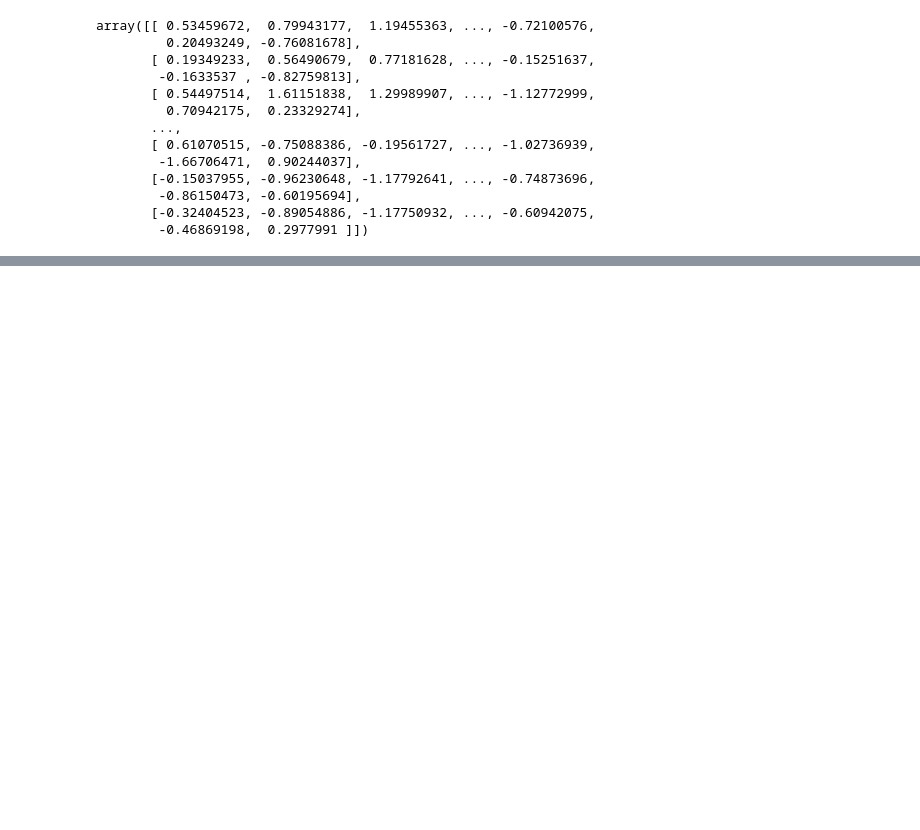
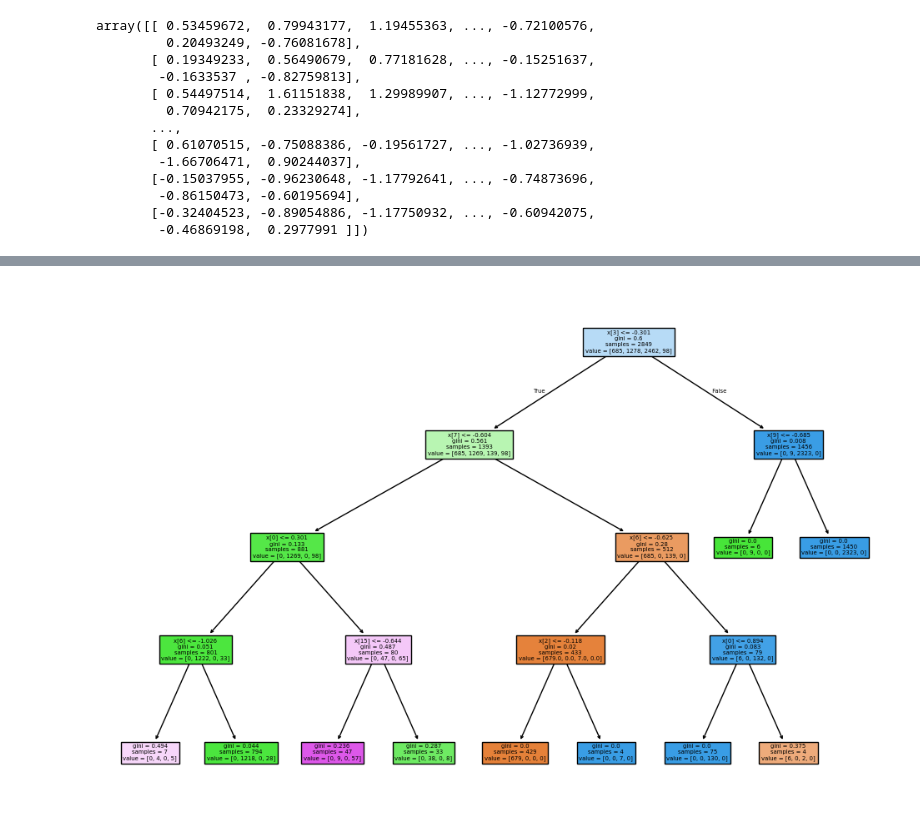
Before and after one commit to anastasiias47/goit-ds-hw-08, a Jupyter notebook: task1.ipynb, the cells around one changed output, grey strips where cells are left out. Cells and saved outputs as stored; diff of their text form; code cells hidden in the pictures; blank space fills up the shorter version.

```diff
--- a/task1.ipynb
+++ b/task1.ipynb
@@ -37,7 +38,7 @@ frame
 Step 1. Replacing name of state by numeric values
 # %%
 dict  = {'running':2, 'idle':0, 'stairs':3, 'walking':1}
-frame['state'].replace(dict)
+frame.replace({"state": dict}, inplace = True)
 frame
 # %% [output]
 |  | accelerometer_X | accelerometer_Y | accelerometer_Z | state |
@@ -102,7 +107,7 @@ array([[ 0.53459672,  0.79943177,  1.19455363, ..., -0.72100576,
 from sklearn.model_selection import StratifiedShuffleSplit
 
 splitter = StratifiedShuffleSplit(n_splits=1, test_size=0.3, random_state=0)
-for train_set_index ,test_set_index in splitter.split(X, y):
+for train_set_index ,test_set_index in splitter.split(X_scaled, y):
     train_set_X = X_scaled[train_set_index]
     train_set_y = y[train_set_index]
     test_set_y = y[test_set_index]
@@ -111,0 +117,5 @@ for train_set_index ,test_set_index in splitter.split(X, y):
+# %%
+classifier = SVC(kernel='linear')
+classifier.fit(train_set_X, train_set_y)
+
+y_predicted = classifier.predict(test_set_X)
@@ -111,0 +183,6 @@ for train_set_index ,test_set_index in splitter.split(X, y):
+# %%
+
+clf_time_features = RandomForestClassifier(max_depth=4, random_state=42)
+clf_time_features.fit(train_set_X, train_set_y)
+y_predicted = clf_time_features.predict(test_set_X)
+print(classification_report(test_set_y ,y_predicted))
@@ -111,0 +200,10 @@ for train_set_index ,test_set_index in splitter.split(X, y):
+# %%
+from sklearn.tree import plot_tree
+import matplotlib.pyplot as plt
+
+individual_tree = clf_time_features.estimators_[0]
+plt.figure(figsize=(12, 8))
+plot_tree(individual_tree, filled=True)
+plt.show()
+# %% [output]
+[figure, added]
```
Also changed, not shown: parts of 22 cells of this notebook.
